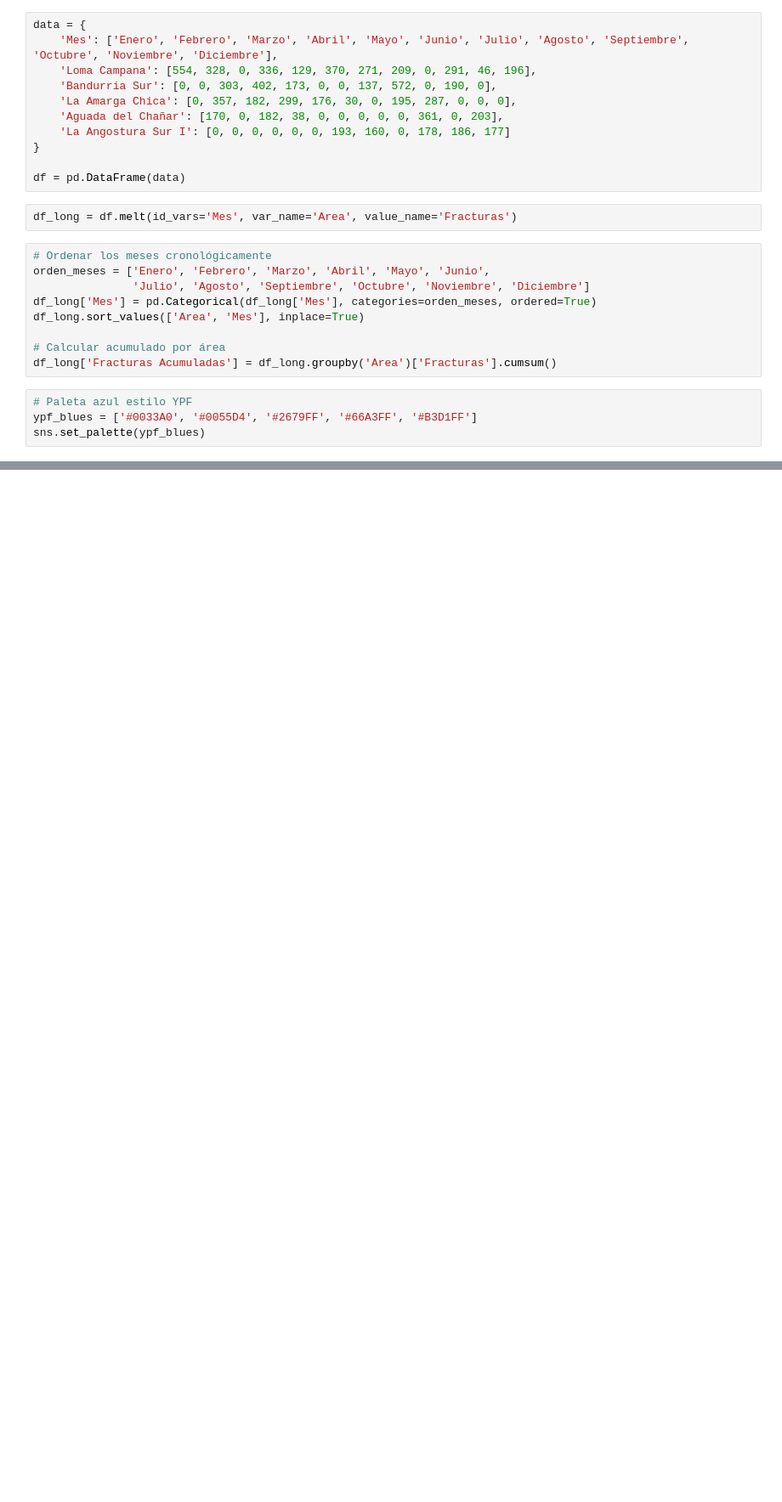
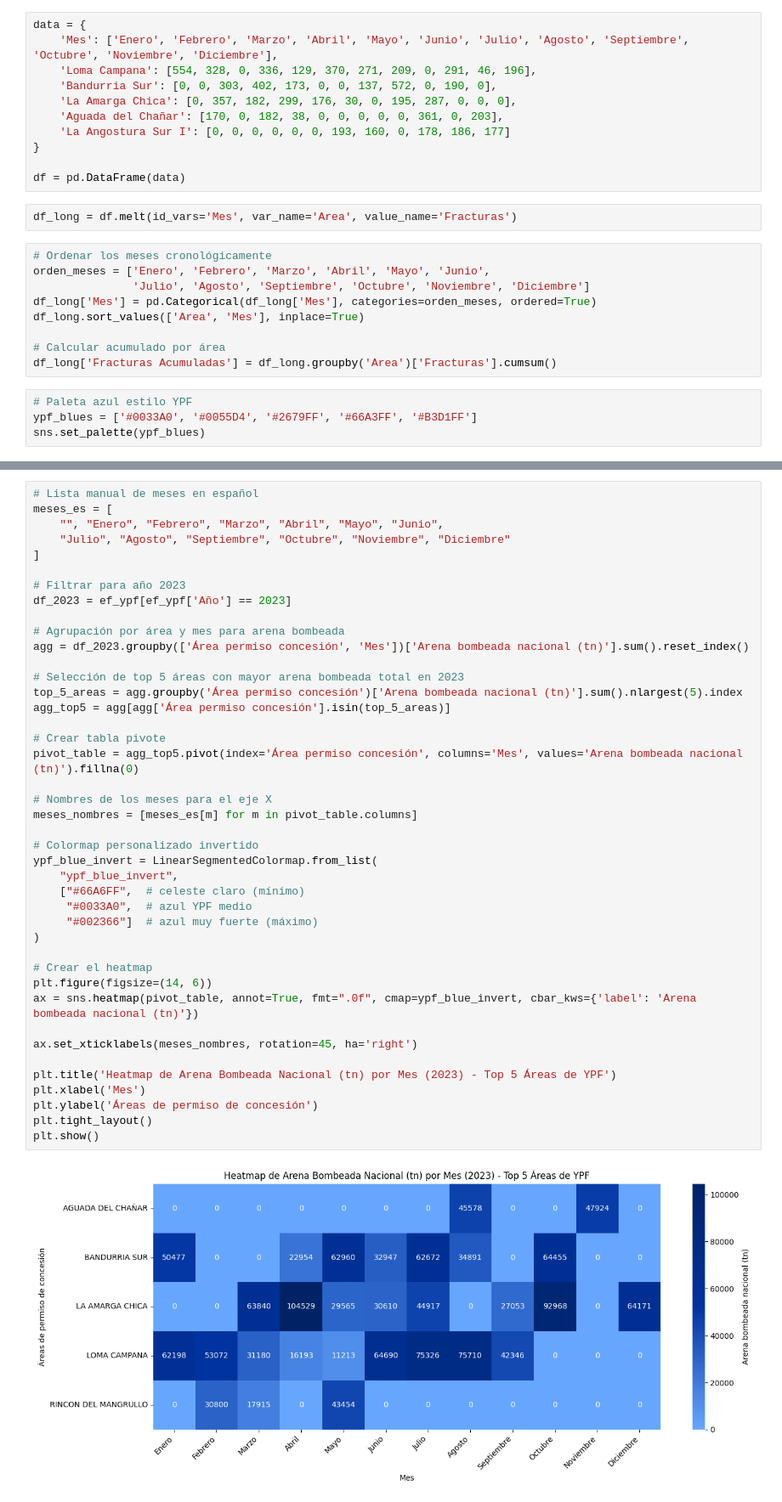
Before and after one commit to antonellafontanetto/Etapas-Fracturadas---YPF, a Jupyter notebook: Etapas_Fracturadas_de_YPF.ipynb, the cells around one changed output, grey strips where cells are left out. Shown at 85% size. Cells and saved outputs as stored; diff of their text form; blank space fills up the shorter version.

```diff
--- a/Etapas_Fracturadas_de_YPF.ipynb
+++ b/Etapas_Fracturadas_de_YPF.ipynb
@@ -732,0 +852,44 @@ plt.show()
+# %%
+# Lista manual de meses en español
+meses_es = [
+    "", "Enero", "Febrero", "Marzo", "Abril", "Mayo", "Junio",
+    "Julio", "Agosto", "Septiembre", "Octubre", "Noviembre", "Diciembre"
+]
+
+# Filtrar para año 2023
+df_2023 = ef_ypf[ef_ypf['Año'] == 2023]
+
+# Agrupación por área y mes para arena bombeada
+agg = df_2023.groupby(['Área permiso concesión', 'Mes'])['Arena bombeada nacional (tn)'].sum().reset_index()
+
+# Selección de top 5 áreas con mayor arena bombeada total en 2023
+top_5_areas = agg.groupby('Área permiso concesión')['Arena bombeada nacional (tn)'].sum().nlargest(5).index
+agg_top5 = agg[agg['Área permiso concesión'].isin(top_5_areas)]
+
+# Crear tabla pivote
+pivot_table = agg_top5.pivot(index='Área permiso concesión', columns='Mes', values='Arena bombeada nacional (tn)').fillna(0)
+
+# Nombres de los meses para el eje X
+meses_nombres = [meses_es[m] for m in pivot_table.columns]
+
+# Colormap personalizado invertido
+ypf_blue_invert = LinearSegmentedColormap.from_list(
+    "ypf_blue_invert",
+    ["#66A6FF",  # celeste claro (mínimo)
+     "#0033A0",  # azul YPF medio
+     "#002366"]  # azul muy fuerte (máximo)
+)
+
+# Crear el heatmap
+plt.figure(figsize=(14, 6))
+ax = sns.heatmap(pivot_table, annot=True, fmt=".0f", cmap=ypf_blue_invert, cbar_kws={'label': 'Arena bombeada nacional (tn)'})
+
+ax.set_xticklabels(meses_nombres, rotation=45, ha='right')
+
+plt.title('Heatmap de Arena Bombeada Nacional (tn) por Mes (2023) - Top 5 Áreas de YPF')
+plt.xlabel('Mes')
+plt.ylabel('Áreas de permiso de concesión')
+plt.tight_layout()
+plt.show()
+# %% [output]
+[figure, added]
```
Also changed, not shown: parts of 4 cells of this notebook.
